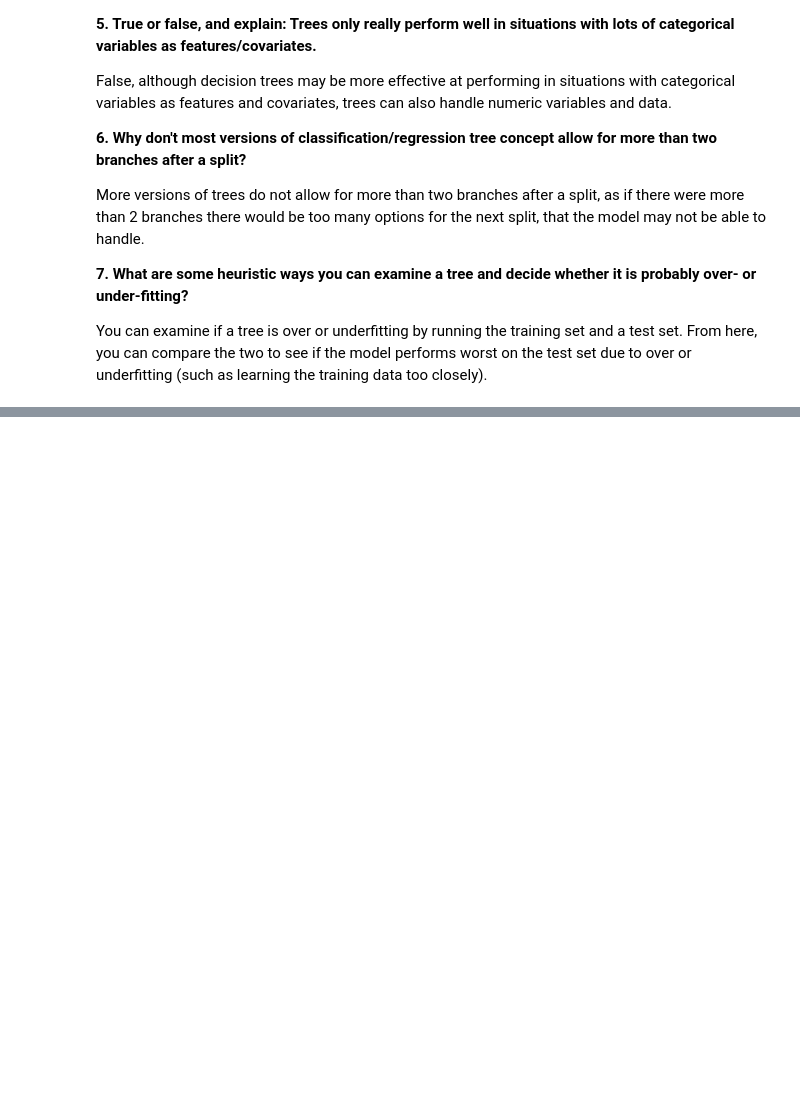
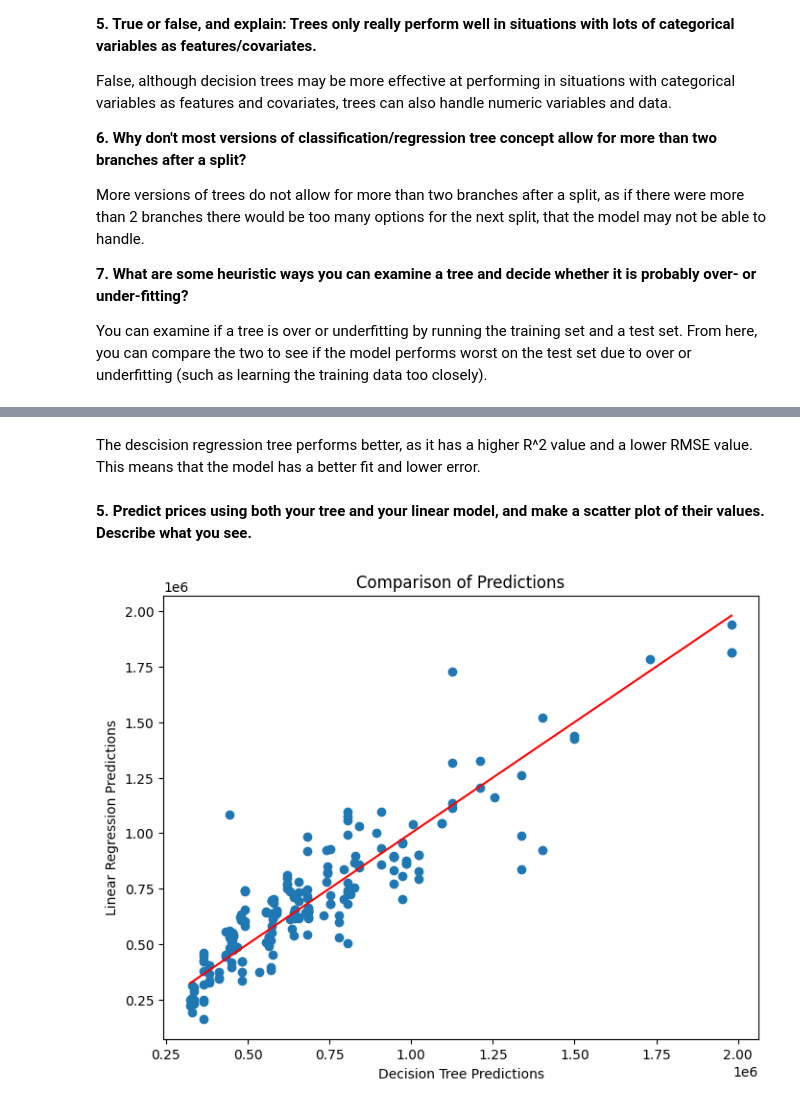
Before and after one commit to norawik/trees, a Jupyter notebook: assignment/assignment.ipynb, the cells around one changed output, grey strips where cells are left out. Cells and saved outputs as stored; diff of their text form; code cells hidden in the pictures; blank space fills up the shorter version.

```diff
--- a/assignment/assignment.ipynb
+++ b/assignment/assignment.ipynb
@@ -102,0 +81,4 @@ Conversely, can any linear regression be represented by a tree?
+# %%
+X = cars_encoded.drop(target_col, axis=1)
+y = cars_encoded[target_col]
+X_train, X_test, y_train, y_test = train_test_split(X, y, test_size=0.2, random_state=42)
@@ -102,0 +147,26 @@ Conversely, can any linear regression be represented by a tree?
+# %%
+from sklearn.linear_model import LinearRegression
+
+linear_reg = LinearRegression()
+linear_reg.fit(X_train, y_train)
+y_pred_linear = linear_reg.predict(X_test)
+r2_linear = r2_score(y_test, y_pred_linear)
+rmse_linear = math.sqrt(mean_squared_error(y_test, y_pred_linear))
+
+print(f"Linear Regression R^2 on test set: {r2_linear}")
+print(f"Linear Regression RMSE on test set: {rmse_linear}")
+
+#compare the regression tree and linear regression
+print(f"\nDecision Tree R^2: {r2}")
+print(f"Decision Tree RMSE: {rmse}")
+
+if r2 > r2_linear:
+    print("\nDecision Tree Regression performs better.")
+elif r2_linear > r2:
+    print("\nLinear Regression performs better.")
+else:
+    print("\nBoth models perform equally well based on R^2.")
+    if rmse < rmse_linear:
+        print("Decision Tree performs better based on RMSE")
+    else:
+        print("Linear Regression performs better based on RMSE")
@@ -102,0 +181,19 @@ Conversely, can any linear regression be represented by a tree?
+# %% [markdown]
+The descision regression tree performs better, as it has a higher R^2 value and a lower RMSE value. This means that the model has a better fit and lower error.
+# %% [markdown]
+**5. Predict prices using both your tree and your linear model, and make a scatter plot of their values. Describe what you see.**
+# %%
+import matplotlib.pyplot as plt
+
+tree_predictions = tree.predict(X_test) #predict prices
+linear_predictions = linear_reg.predict(X_test)
+
+plt.figure(figsize=(8, 6)) #scatterplot
+plt.scatter(tree_predictions, linear_predictions)
+plt.xlabel("Decision Tree Predictions")
+plt.ylabel("Linear Regression Predictions")
+plt.title("Comparison of Predictions")
+plt.plot([min(tree_predictions), max(tree_predictions)], [min(tree_predictions), max(tree_predictions)], color='red') # Add a diagonal line
+plt.show()
+# %% [output]
+[figure, added]
```
Also changed, not shown: parts of 37 cells of this notebook.
